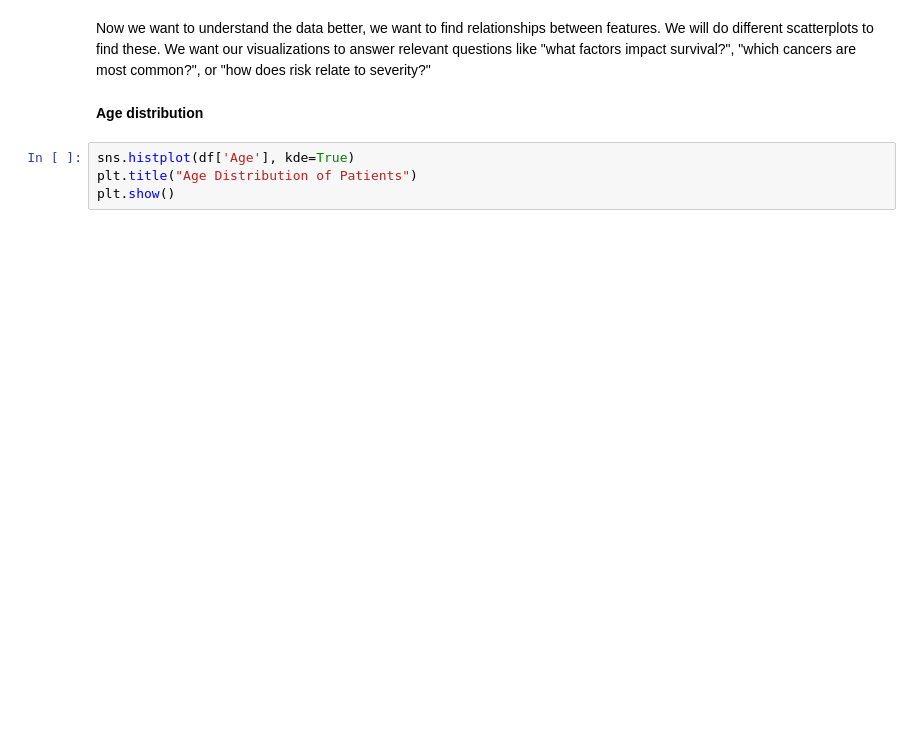
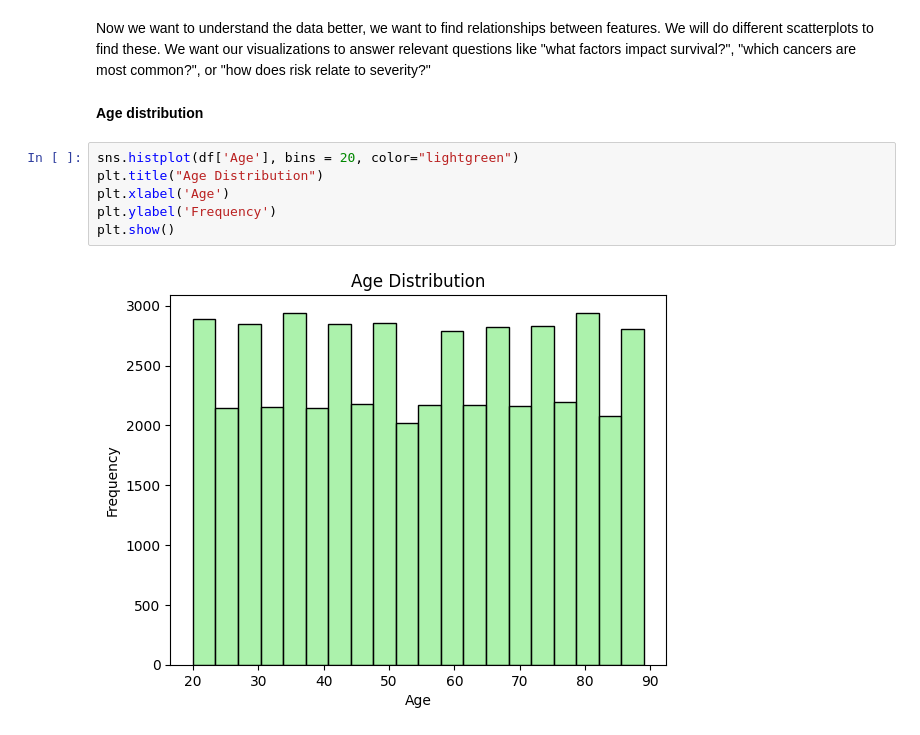
Before and after one commit to ioanap20/Branch-and-bound-for-TSP, a Jupyter notebook: medical_outcomes.ipynb, the cells around one changed output. Cells and saved outputs as stored; diff of their text form; blank space fills up the shorter version.

```diff
--- a/medical_outcomes.ipynb
+++ b/medical_outcomes.ipynb
@@ -81,6 +244,10 @@ Now we want to understand the data better, we want to find relationships between
 # %% [markdown]
 **Age distribution**
 # %%
-sns.histplot(df['Age'], kde=True)
-plt.title("Age Distribution of Patients")
+sns.histplot(df['Age'], bins = 20, color="lightgreen")
+plt.title("Age Distribution")
+plt.xlabel('Age')
+plt.ylabel('Frequency')
 plt.show()
+# %% [output]
+[figure, added]
```
Also changed, not shown: parts of 34 cells of this notebook.
